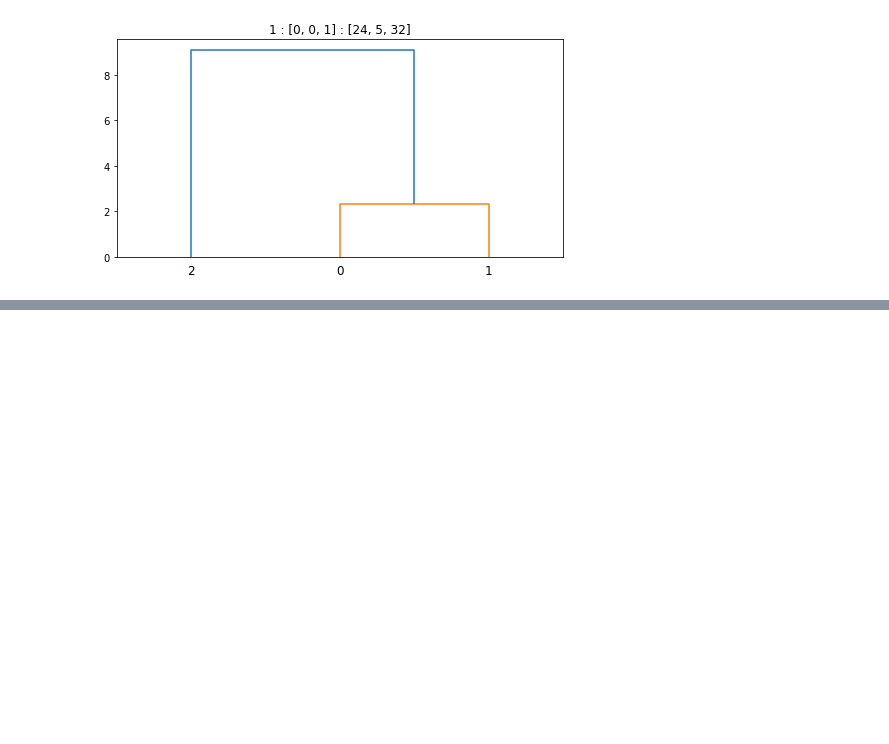
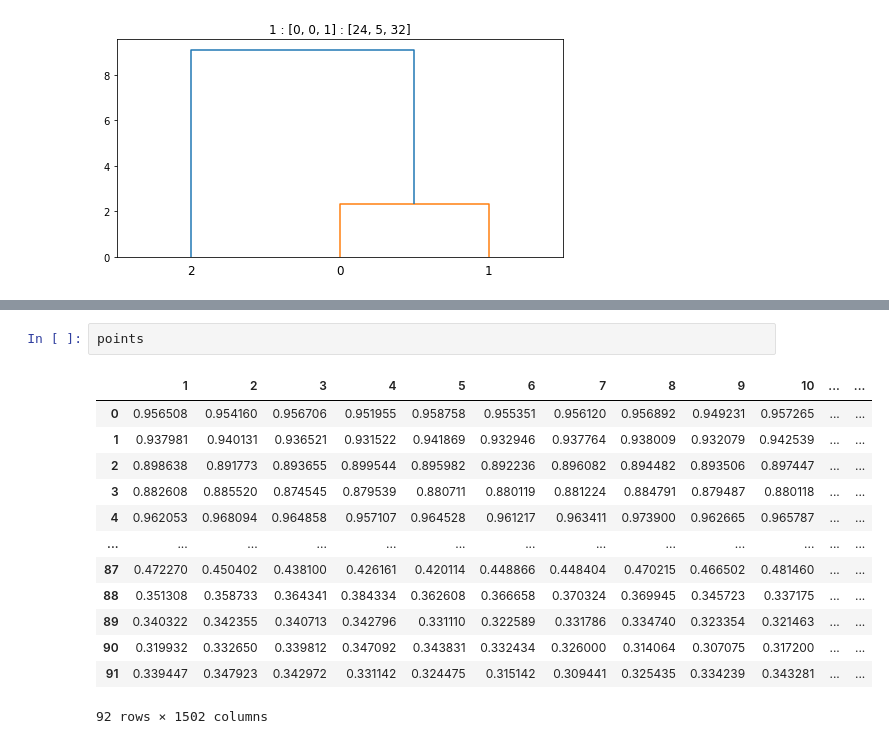
Before and after one commit to PhilipPhil/Unsupervised-Learning-for-Anomaly-Detection-in-Fleet-Based-Systems-Application-to-Air-Conditioners, a Jupyter notebook: Project.ipynb, the cells around one changed output, grey strips where cells are left out. Saved outputs shown, nothing was run; the diff lists cells and outputs as text; blank space fills up the shorter version.

```diff
--- a/Project.ipynb
+++ b/Project.ipynb
@@ -197,0 +229,16 @@ for _ in range(20):
+# %%
+points
+# %% [output]
+|  | 1 | 2 | 3 | 4 | 5 | 6 | 7 | 8 | 9 | 10 | ... | ... |
+| 0 | 0.956508 | 0.954160 | 0.956706 | 0.951955 | 0.958758 | 0.955351 | 0.956120 | 0.956892 | 0.949231 | 0.957265 | ... | ... |
+| 1 | 0.937981 | 0.940131 | 0.936521 | 0.931522 | 0.941869 | 0.932946 | 0.937764 | 0.938009 | 0.932079 | 0.942539 | ... | ... |
+| 2 | 0.898638 | 0.891773 | 0.893655 | 0.899544 | 0.895982 | 0.892236 | 0.896082 | 0.894482 | 0.893506 | 0.897447 | ... | ... |
+| 3 | 0.882608 | 0.885520 | 0.874545 | 0.879539 | 0.880711 | 0.880119 | 0.881224 | 0.884791 | 0.879487 | 0.880118 | ... | ... |
+| 4 | 0.962053 | 0.968094 | 0.964858 | 0.957107 | 0.964528 | 0.961217 | 0.963411 | 0.973900 | 0.962665 | 0.965787 | ... | ... |
+| ... | ... | ... | ... | ... | ... | ... | ... | ... | ... | ... | ... | ... |
+| 87 | 0.472270 | 0.450402 | 0.438100 | 0.426161 | 0.420114 | 0.448866 | 0.448404 | 0.470215 | 0.466502 | 0.481460 | ... | ... |
+| 88 | 0.351308 | 0.358733 | 0.364341 | 0.384334 | 0.362608 | 0.366658 | 0.370324 | 0.369945 | 0.345723 | 0.337175 | ... | ... |
+| 89 | 0.340322 | 0.342355 | 0.340713 | 0.342796 | 0.331110 | 0.322589 | 0.331786 | 0.334740 | 0.323354 | 0.321463 | ... | ... |
+| 90 | 0.319932 | 0.332650 | 0.339812 | 0.347092 | 0.343831 | 0.332434 | 0.326000 | 0.314064 | 0.307075 | 0.317200 | ... | ... |
+| 91 | 0.339447 | 0.347923 | 0.342972 | 0.331142 | 0.324475 | 0.315142 | 0.309441 | 0.325435 | 0.334239 | 0.343281 | ... | ... |
+92 rows × 1502 columns
```
Also changed, not shown: parts of 6 cells of this notebook, 3 other files.
